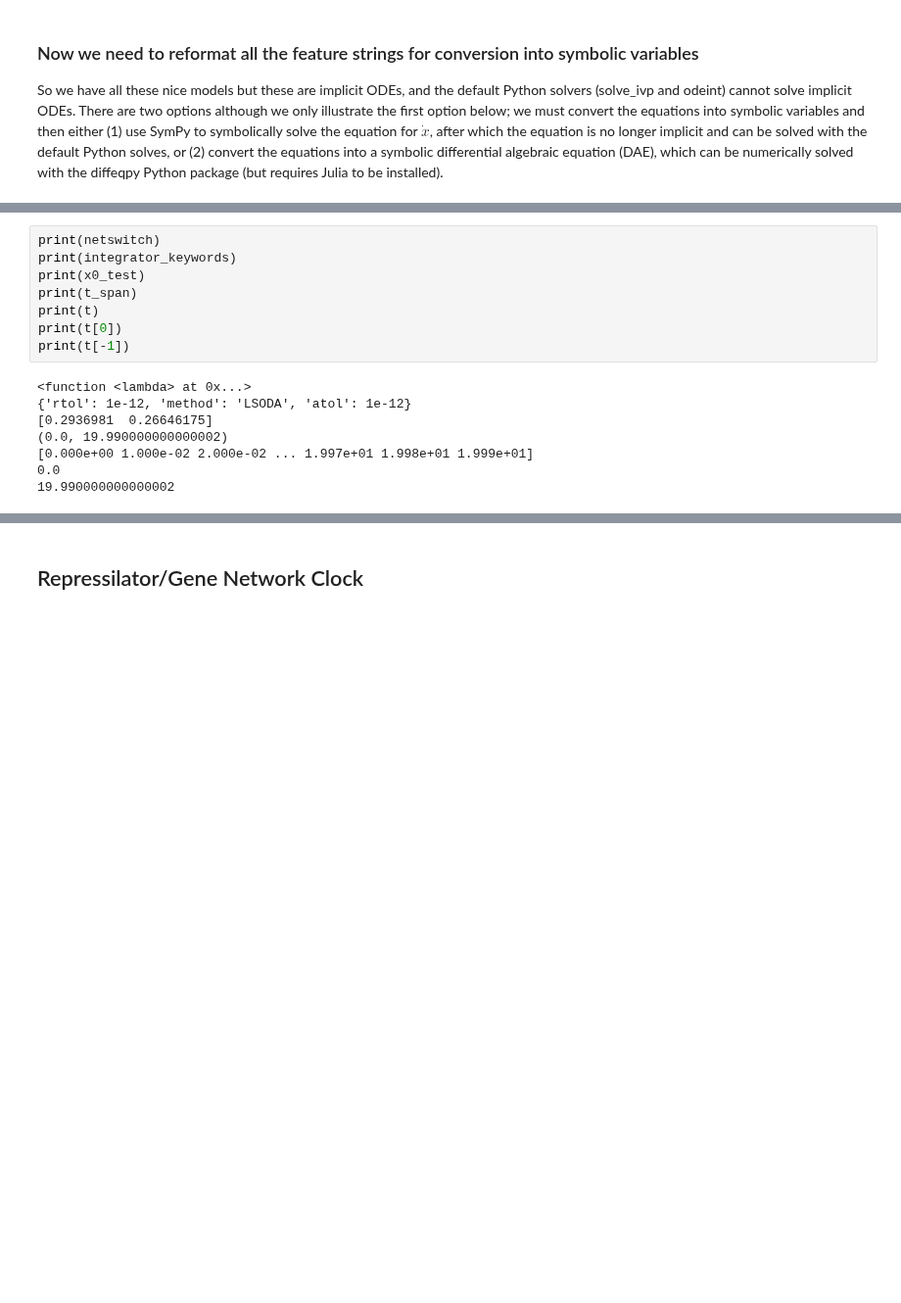
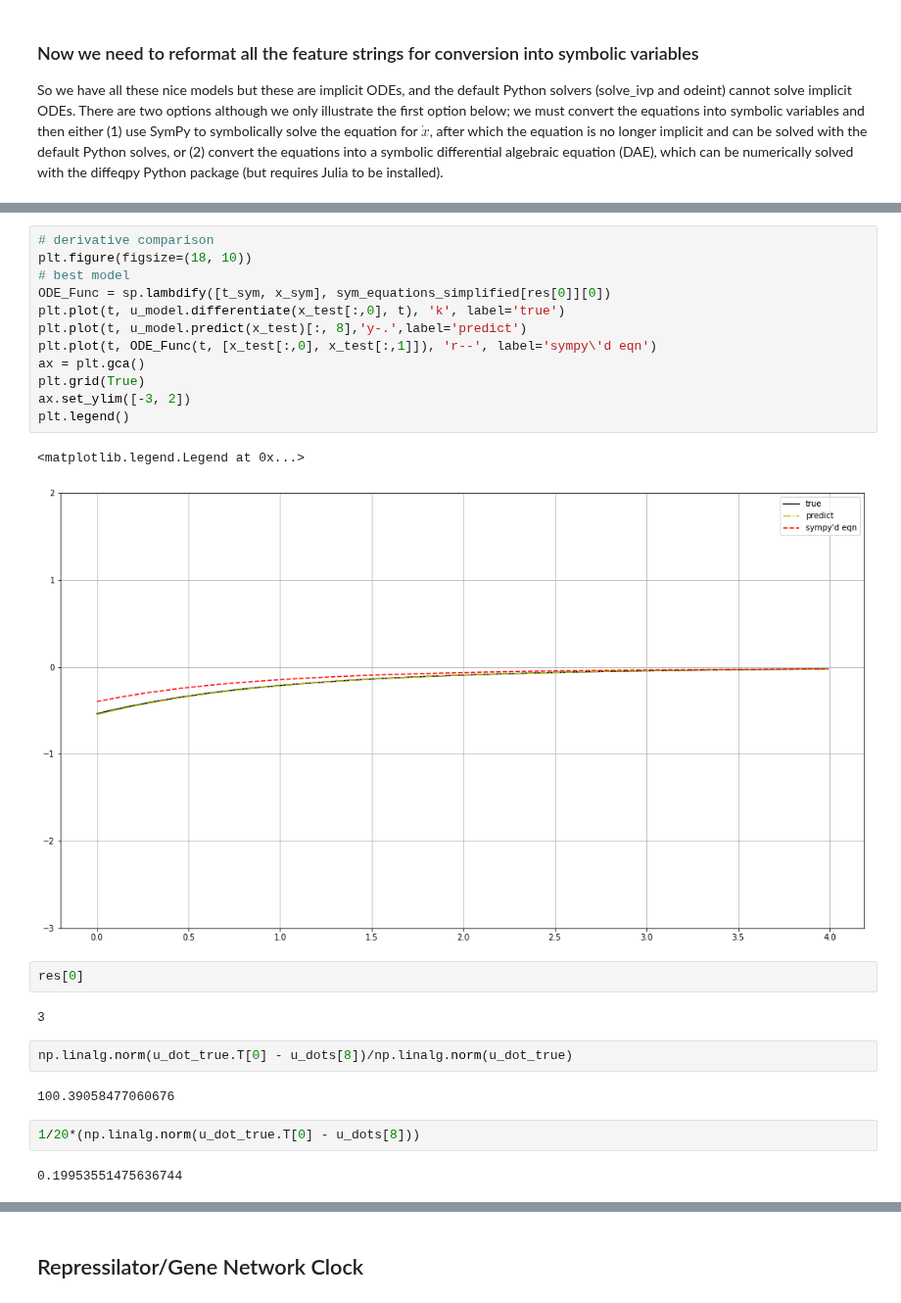
Before and after one commit to ainsleylaiuw/ISB-Hadlock-Lai, a Jupyter notebook: Ex_System.ipynb, the cells around one changed output, grey strips where cells are left out. Shown at 98% size. Saved outputs shown, nothing was run; the diff lists cells and outputs as text; blank space fills up the shorter version.

```diff
--- a/Ex_System.ipynb
+++ b/Ex_System.ipynb
@@ -1185,16 +1265,27 @@ plt.legend(fontsize=8)
 # %%
-print(netswitch)
-print(integrator_keywords)
-print(x0_test)
-print(t_span)
-print(t)
-print(t[0])
-print(t[-1])
+# derivative comparison
+plt.figure(figsize=(18, 10))
+# best model
+ODE_Func = sp.lambdify([t_sym, x_sym], sym_equations_simplified[res[0]][0])
+plt.plot(t, u_model.differentiate(x_test[:,0], t), 'k', label='true')
+plt.plot(t, u_model.predict(x_test)[:, 8],'y-.',label='predict')
+plt.plot(t, ODE_Func(t, [x_test[:,0], x_test[:,1]]), 'r--', label='sympy\'d eqn')
+ax = plt.gca()
+plt.grid(True)
+ax.set_ylim([-3, 2])
+plt.legend()
 # %% [output]
-<function <lambda> at 0x...>
-{'rtol': 1e-12, 'method': 'LSODA', 'atol': 1e-12}
-[0.2936981  0.26646175]
-(0.0, 19.990000000000002)
-[0.000e+00 1.000e-02 2.000e-02 ... 1.997e+01 1.998e+01 1.999e+01]
-0.0
-19.990000000000002
+<matplotlib.legend.Legend at 0x...>
+[figure, added]
+# %%
+res[0]
+# %% [output]
+3
+# %%
+np.linalg.norm(u_dot_true.T[0] - u_dots[8])/np.linalg.norm(u_dot_true)
+# %% [output]
+100.39058477060676
+# %%
+1/20*(np.linalg.norm(u_dot_true.T[0] - u_dots[8]))
+# %% [output]
+0.19953551475636744
```
Also changed, not shown: parts of 16 cells of this notebook.
